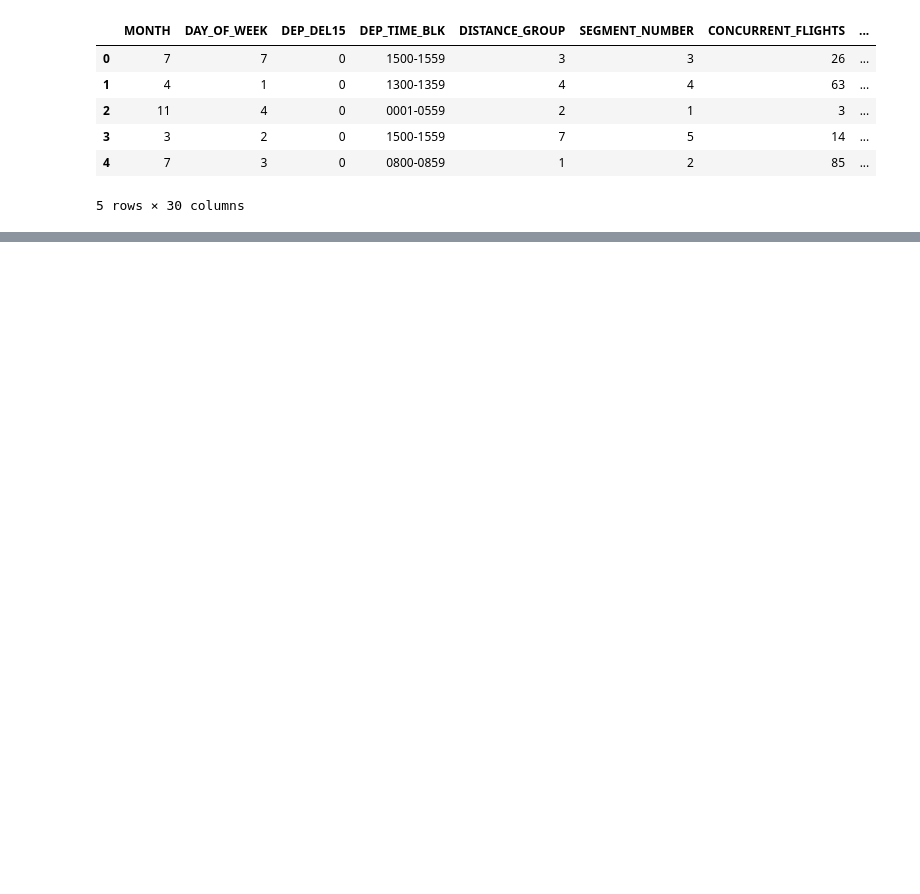
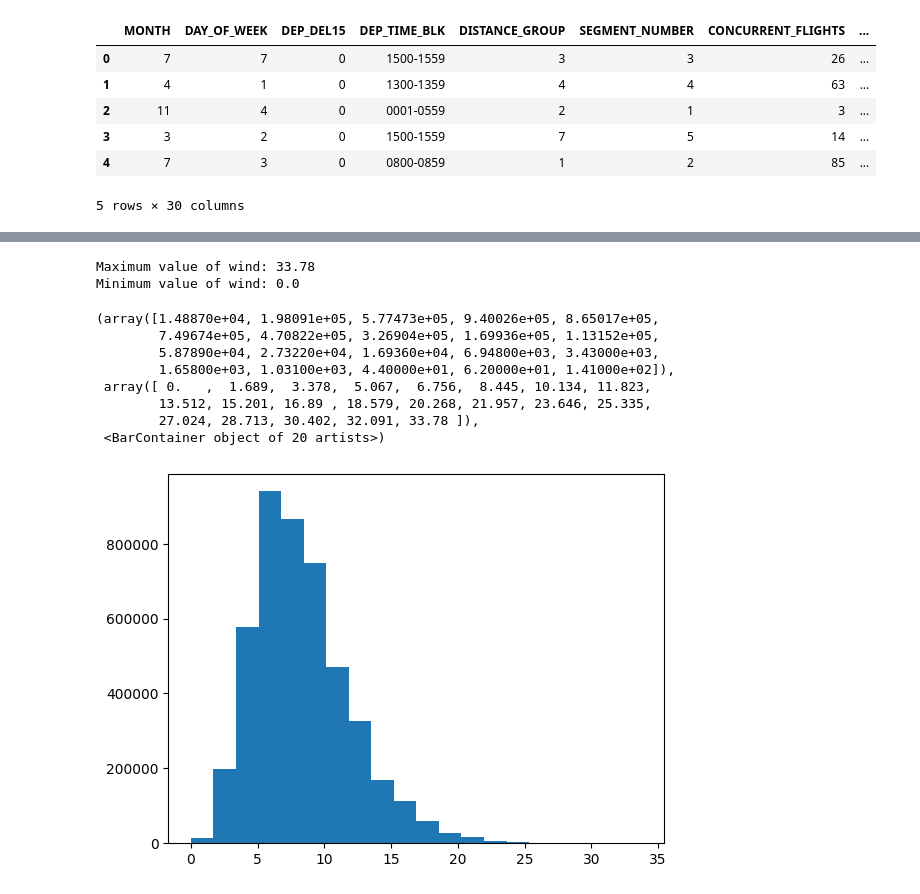
Before and after one commit to mariatmvendas/mbml_project, a Jupyter notebook: EDA.ipynb, the cells around one changed output, grey strips where cells are left out. Drawn from its saved outputs; the diff is of its cells as text; code cells hidden in the pictures; blank space fills up the shorter version.

```diff
--- a/EDA.ipynb
+++ b/EDA.ipynb
@@ -49,0 +143,18 @@ Name: count, dtype: int64
+# %%
+print(f"Maximum value of wind: {df_train["WIND"].max()}")
+print(f"Minimum value of wind: {df_train["WIND"].min()}")
+
+wind=df_train["WIND"].values
+plt.hist(wind, bins=20)
+# %% [output]
+Maximum value of wind: 33.78
+Minimum value of wind: 0.0
+(array([1.48870e+04, 1.98091e+05, 5.77473e+05, 9.40026e+05, 8.65017e+05,
+        7.49674e+05, 4.70822e+05, 3.26904e+05, 1.69936e+05, 1.13152e+05,
+        5.87890e+04, 2.73220e+04, 1.69360e+04, 6.94800e+03, 3.43000e+03,
+        1.65800e+03, 1.03100e+03, 4.40000e+01, 6.20000e+01, 1.41000e+02]),
+ array([ 0.   ,  1.689,  3.378,  5.067,  6.756,  8.445, 10.134, 11.823,
+        13.512, 15.201, 16.89 , 18.579, 20.268, 21.957, 23.646, 25.335,
+        27.024, 28.713, 30.402, 32.091, 33.78 ]),
+ <BarContainer object of 20 artists>)
+[figure, added]
```
Also changed, not shown: parts of 17 cells of this notebook.
